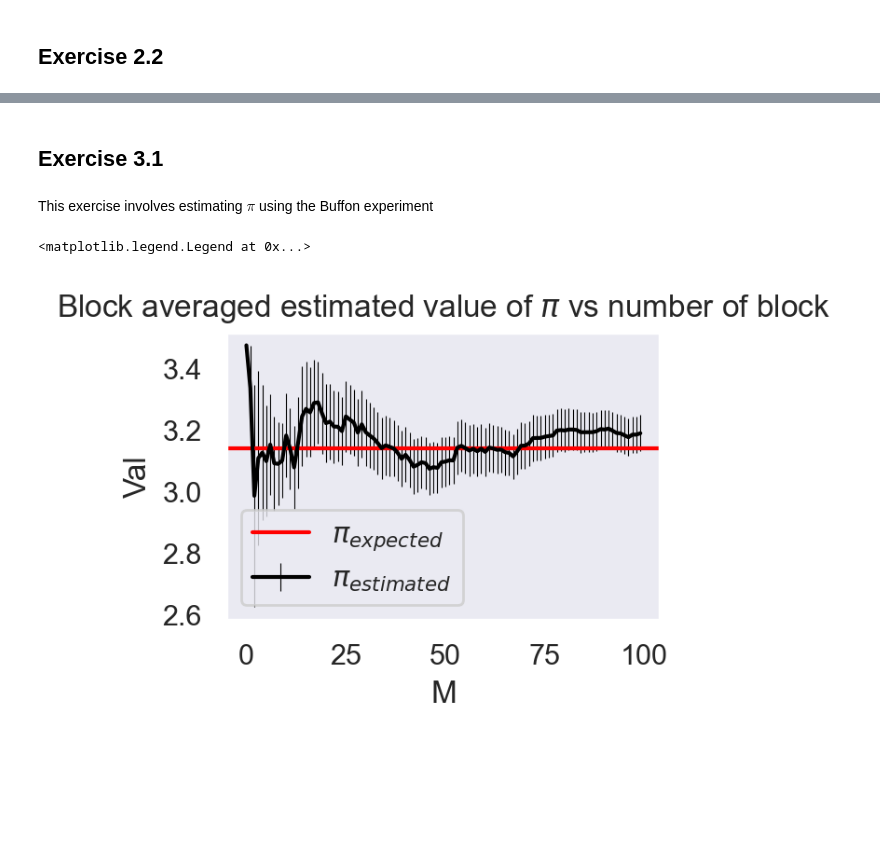
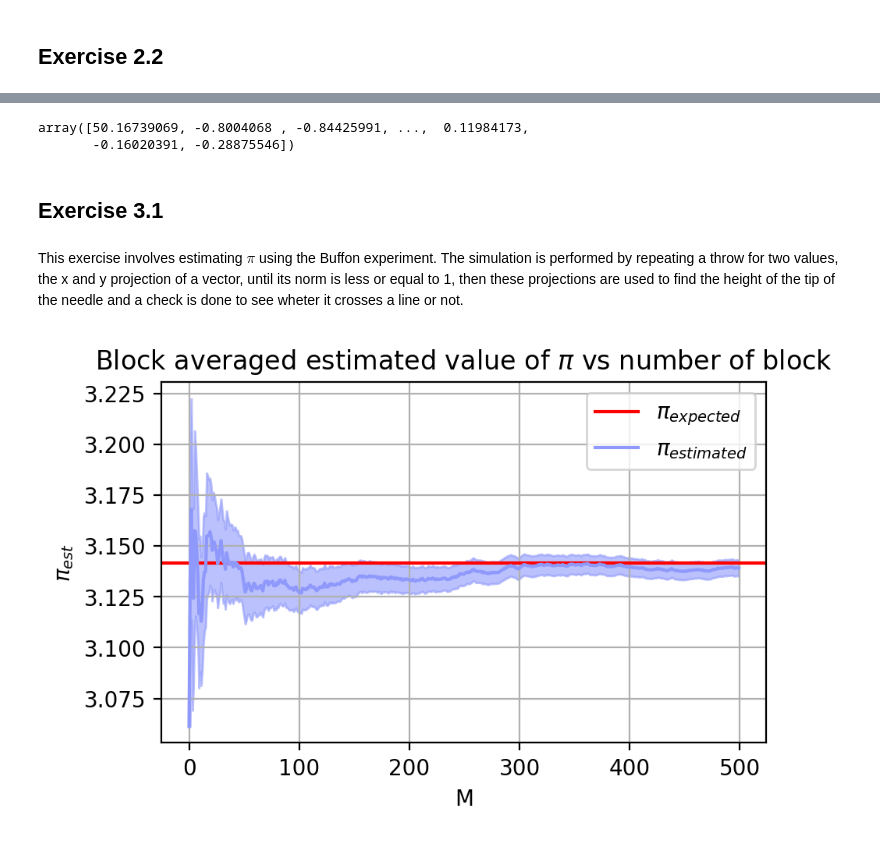
Before and after one commit to Giac97/Simulazione-Numerica, a Jupyter notebook: notebooks/Exercise 1/Exercise 1 - Analysis.ipynb, the cells around one changed output, grey strips where cells are left out. Cells and saved outputs as stored; diff of their text form; code cells hidden in the pictures; blank space fills up the shorter version.

```diff
--- a/notebooks/Exercise 1/Exercise 1 - Analysis.ipynb
+++ b/notebooks/Exercise 1/Exercise 1 - Analysis.ipynb
@@ -57,9 +80,6 @@ ran_lorentz = np.loadtxt("lorentz.dat", unpack = True)
 lorentz_restricted = ran_lorentz[np.abs(ran_lorentz) < 15 ]
 # %% [markdown]
 We plot histograms of the distributions, the Lorentz distribution, having infinite variance, has been restricted to the interval (-15, 15)
-# %%
-import seaborn as sns
-sns.set()
 # %%
 fig, axs =  plt.subplots(1,2, figsize = (10, 4), dpi = 150)
 axs[0].hist(lorentz_restricted, 25)
@@ -90,18 +115,25 @@ Text(0.5, 1.0, 'Uniform distribution')
+# %%
+lor_dice[0,:]
+# %% [output]
+array([50.16739069, -0.8004068 , -0.84425991, ...,  0.11984173,
+       -0.16020391, -0.28875546])
 # %% [markdown]
 ## Exercise 3.1
 # %% [markdown]
-This exercise involves estimating $\pi$ using the Buffon experiment
+This exercise involves estimating $\pi$ using the Buffon experiment. The simulation is performed by repeating a throw for two values, the x and y projection of a vector, until its norm is less or equal to 1, then these projections are used to find the height of the tip of the needle and a check is done to see wheter it crosses a line or not.
 # %%
 x, pi_est, pi_err = np.loadtxt("out_pi.txt", unpack = True)
 # %%
-plt.figure(figsize = (3,2), dpi = 200)
-plt.errorbar(x, pi_est, pi_err, label = r"$\pi_{estimated}$", color = "black", elinewidth = 0.4)
+plt.figure(figsize = (5,3), dpi = 200)
 plt.axhline(np.pi, color = "red", label = r"$\pi_{expected}$")
+
+plt.plot(x, pi_est, label = r"$\pi_{estimated}$", color = "xkcd:periwinkle blue")
+plt.fill_between(x, pi_est + pi_err, pi_est - pi_err, color = "xkcd:periwinkle blue",alpha =0.6)
 plt.grid()
 plt.xlabel("M")
-plt.ylabel("Val")
+plt.ylabel(r"$\pi_{est}$")
 plt.title(r"Block averaged estimated value of $\pi$ vs number of block")
 plt.legend()
+plt.savefig("pi_buffon.png")
 # %% [output]
-<matplotlib.legend.Legend at 0x...>
-[figure, old version]
+[figure, new version]
```
Also changed, not shown: parts of 8 cells of this notebook, 4 other files.
